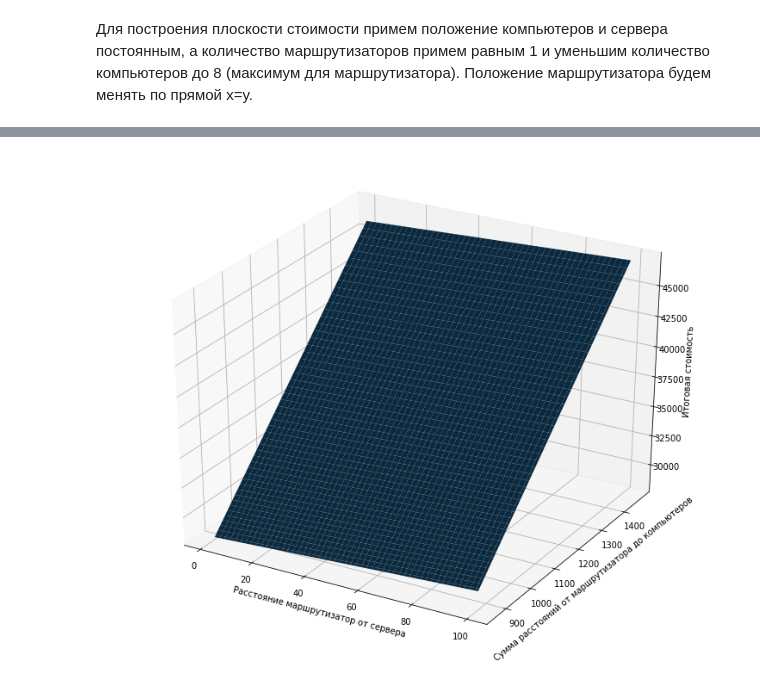
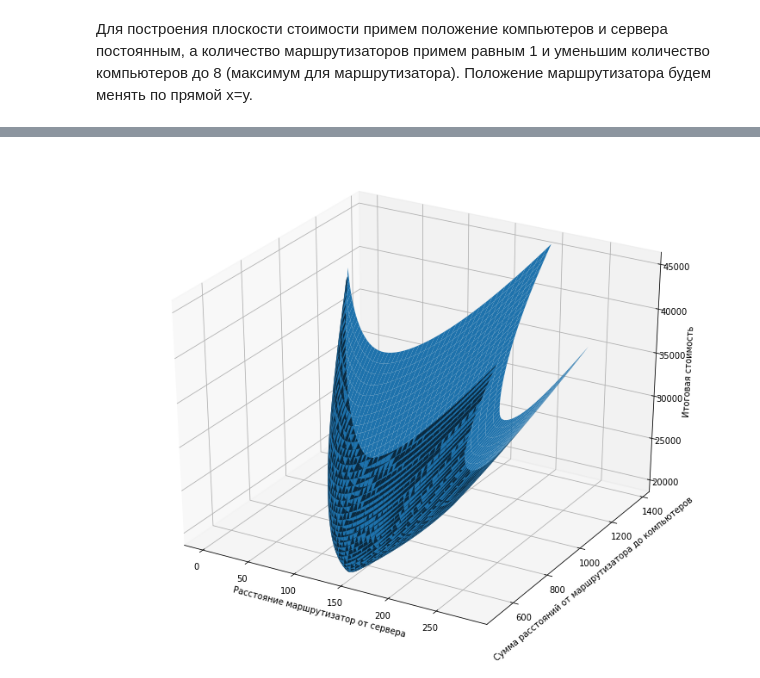
Before and after one commit to GruXsqK/Optimization_methods, a Jupyter notebook: Lesson_1.ipynb, the cells around one changed output, grey strips where cells are left out. Cells and saved outputs as stored; diff of their text form; code cells hidden in the pictures.

```diff
--- a/Lesson_1.ipynb
+++ b/Lesson_1.ipynb
@@ -112,16 +112,23 @@ plt.show()
 # %%
 from pylab import *
 from mpl_toolkits.mplot3d import Axes3D
 fig = figure(figsize=(10, 8))
 ax = Axes3D(fig)
-L_sum_router = np.arange(1, 101) # удаленность маршрутизатора от сервера
+max_coord = (200, 200)
+
+# матрица расстояний от маршрутизатора до сервера
+L_sum_router = np.sqrt(np.arange(max_coord[0]).reshape(1, -1)**2 + np.arange(max_coord[0]).reshape(-1, 1)**2)
+
 # сумма расстояний от маршрутизатора до компьютеров
-L_sum_comp = [np.sqrt((less_comp[:, 0] - x_y)**2 + (less_comp[:, 1] - x_y)**2).sum() for x_y in L_sum_router/np.sqrt(2)]
-X, Y = np.meshgrid(L_sum_router, L_sum_comp)
-Total_price = price_opt * X + price_twp * Y + price_router
+L_sum_comp = np.zeros(max_coord)
+for row in np.arange(max_coord[1]):
+    for col in np.arange(max_coord[0]):
+        L_sum_comp[row, col] = np.sqrt((less_comp[:, 0] - col)**2 + (less_comp[:, 1] - row)**2).sum()
+
+Total_price = price_opt * L_sum_router + price_twp * L_sum_comp + price_router
 ax.set_xlabel('Расстояние маршрутизатор от сервера')
 ax.set_ylabel('Сумма расстояний от маршрутизатора до компьютеров')
 ax.set_zlabel('Итоговая стоимость')
-ax.plot_surface(X, Y, Total_price);
+ax.plot_surface(L_sum_router, L_sum_comp, Total_price, shade=True);
 # %% [output]
-[figure, old version]
+[figure, new version]
```
Also changed, not shown: parts of 2 cells of this notebook.
